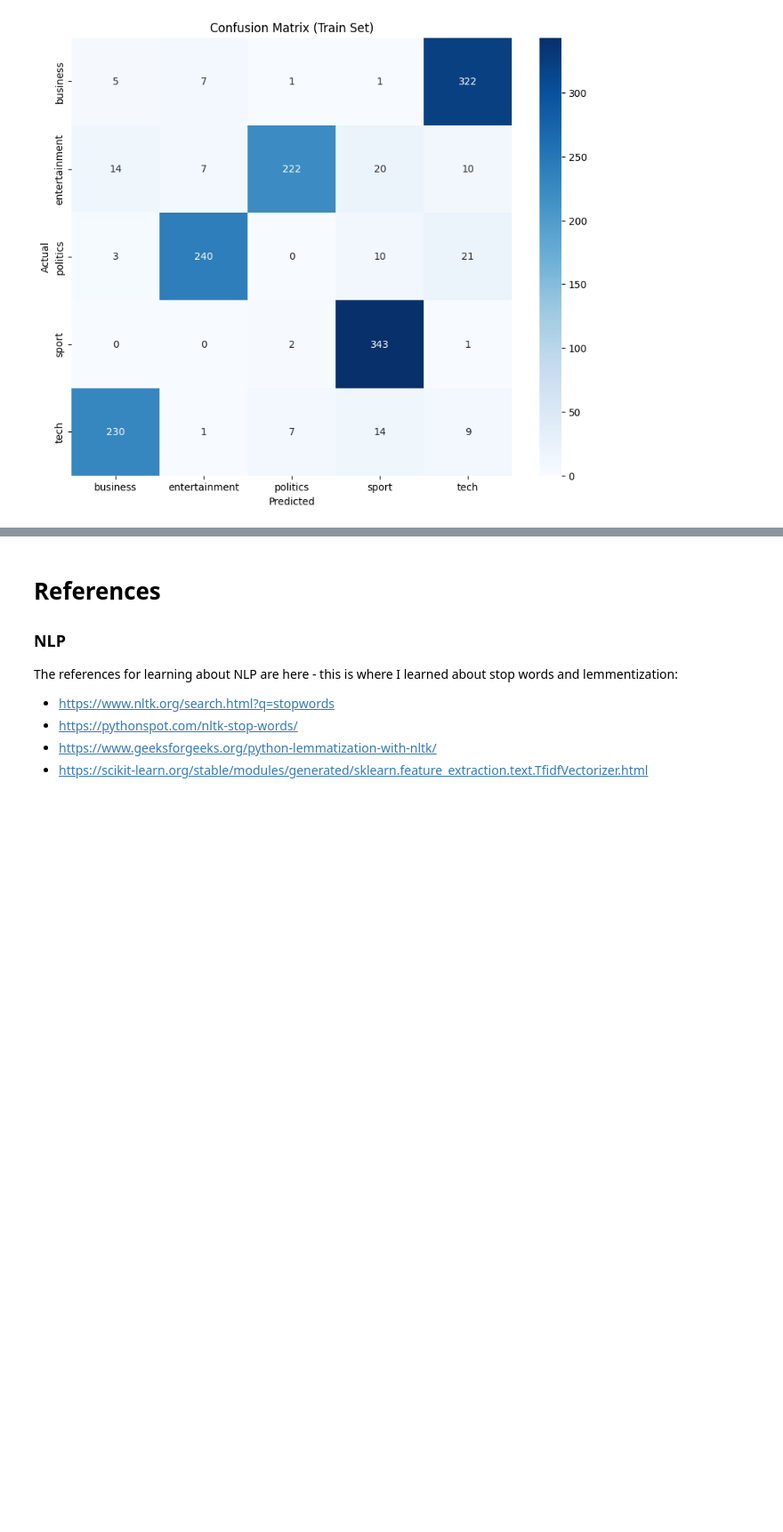
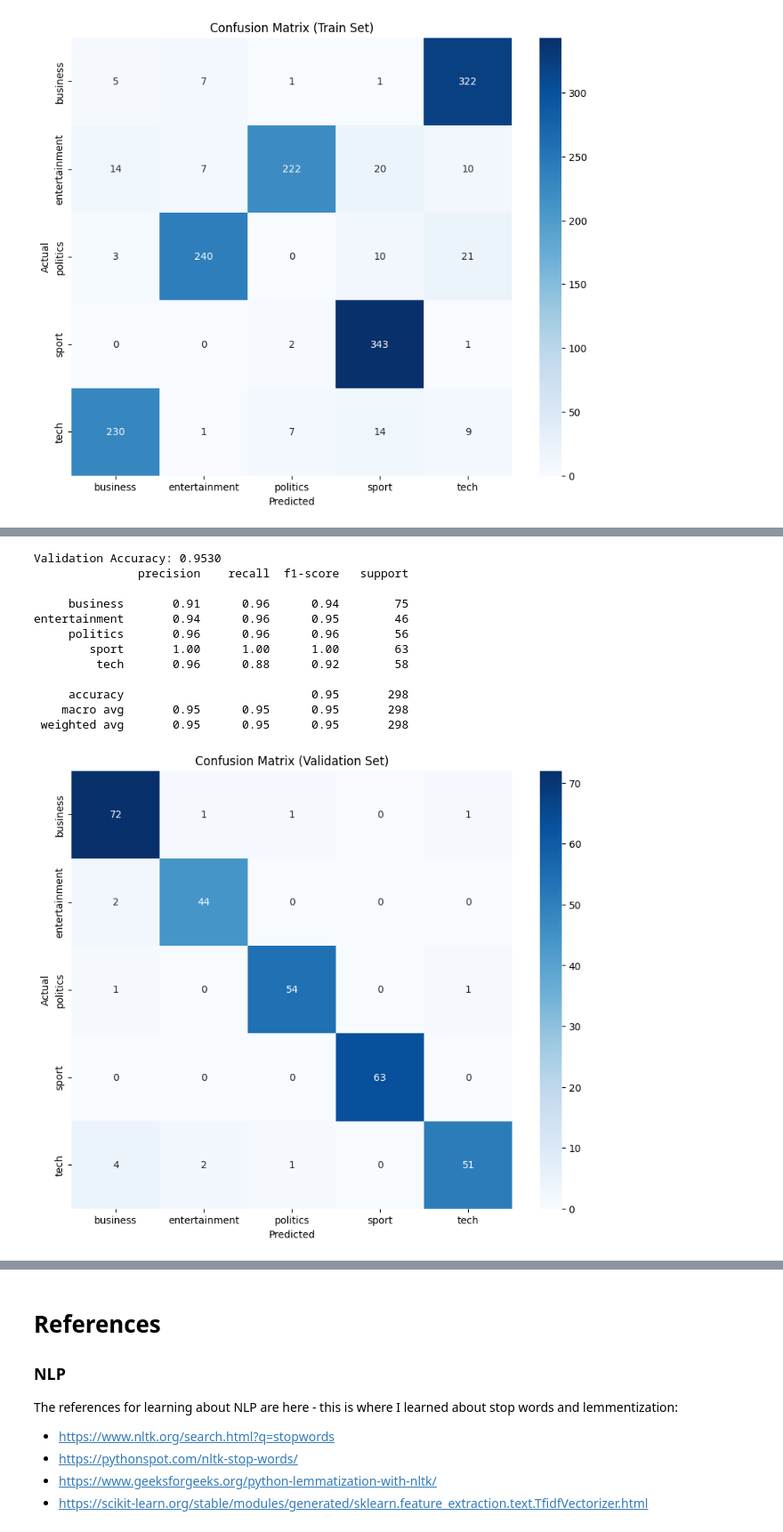
Before and after one commit to jchiare/unsupervised-ml-week-4, a Jupyter notebook: main.ipynb, the cells around one changed output, grey strips where cells are left out. Shown at 89% size. Saved outputs shown, nothing was run; the diff lists cells and outputs as text; code cells hidden in the pictures; blank space fills up the shorter version.

```diff
--- a/main.ipynb
+++ b/main.ipynb
@@ -222,0 +234,57 @@ Train Accuracy: 0.2443
+# %%
+# split the data for future
+X_train, X_val, y_train, y_val = train_test_split(X_train, y_train, test_size=0.2, random_state=42)
+# %%
+## XGBoost section
+
+
+xgb_model = XGBClassifier(
+    max_depth=6,
+    learning_rate=0.1,
+    n_estimators=100,
+    eval_metric='mlogloss',
+    random_state=42,
+    early_stopping_rounds=10,
+)
+
+xgb_model.fit(
+    X_train,
+    y_train,
+    eval_set=[(X_val, y_val)],
+    verbose=False,
+)
+
+val_predictions = xgb_model.predict(X_val)
+val_accuracy = (val_predictions == y_val).mean()
+print(f"Validation Accuracy: {val_accuracy:.4f}")
+
+print(classification_report(y_val, val_predictions, target_names=le.classes_))
+
+cm = confusion_matrix(y_val, val_predictions)
+plt.figure(figsize=(10, 8))
+sns.heatmap(cm, annot=True, fmt='d', cmap='Blues', xticklabels=le.classes_, yticklabels=le.classes_)
+plt.title('Confusion Matrix (Validation Set)')
+plt.xlabel('Predicted')
+plt.ylabel('Actual')
+plt.show()
+
+
+test_predictions = xgb_model.predict(X_test)
+test_predictions_labels = le.inverse_transform(test_predictions)
+
+test_data['Category'] = test_predictions_labels
+test_data[['ArticleId', 'Category']].to_csv('test_submission_xgboost.csv', index=False)
+# %% [output]
+Validation Accuracy: 0.9530
+               precision    recall  f1-score   support
+
+     business       0.91      0.96      0.94        75
+entertainment       0.94      0.96      0.95        46
+     politics       0.96      0.96      0.96        56
+        sport       1.00      1.00      1.00        63
+         tech       0.96      0.88      0.92        58
+
+     accuracy                           0.95       298
+    macro avg       0.95      0.95      0.95       298
+ weighted avg       0.95      0.95      0.95       298
+[figure, added]
```
Also changed, not shown: parts of 6 cells of this notebook, 5 other files.
